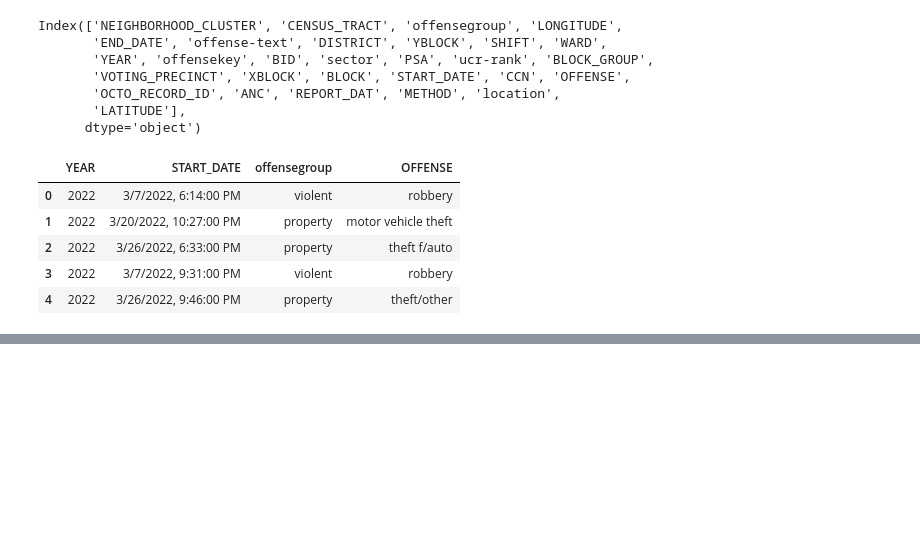
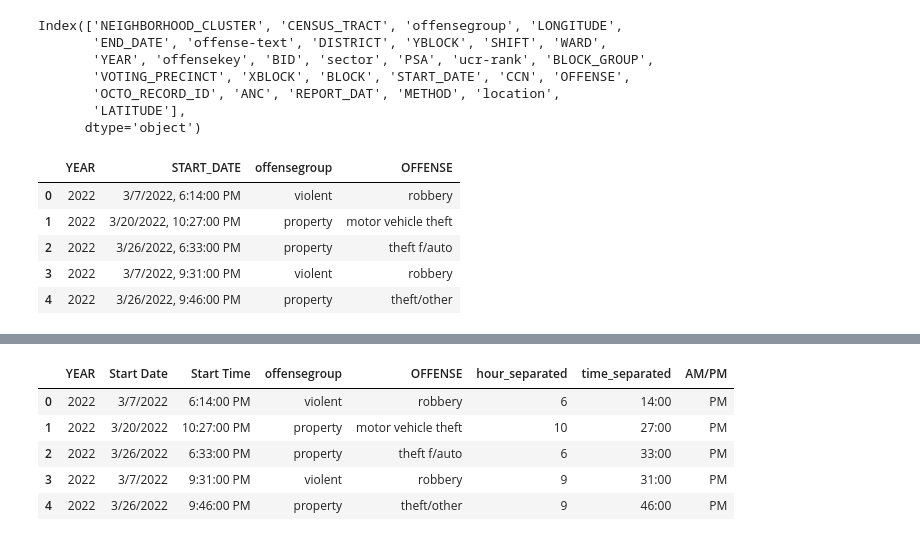
Before and after one commit to ysgorin/weather_crime, a Jupyter notebook: data_wrangling.ipynb, the cells around one changed output, grey strips where cells are left out. Cells and saved outputs as stored; diff of their text form; code cells hidden in the pictures; blank space fills up the shorter version.

```diff
--- a/data_wrangling.ipynb
+++ b/data_wrangling.ipynb
@@ -344,3 +344,9 @@ crime_df.head()
 | 2 | 2022 | 3/26/2022, 6:33:00 PM | property | theft f/auto |
 | 3 | 2022 | 3/7/2022, 9:31:00 PM | violent | robbery |
 | 4 | 2022 | 3/26/2022, 9:46:00 PM | property | theft/other |
+# %%
+# Split date and time into two columns
+crime_df[['Start Date', 'Start Time']] = crime_df['START_DATE'].str.split(', ', expand=True)
+# Drop original column and reorganize
+crime_df = crime_df[['YEAR', 'Start Date', 'Start Time', 'offensegroup', 'OFFENSE']]
+crime_df.head()
@@ -346,0 +360,5 @@ crime_df.head()
+# %%
+# To create 'Hour' column for use in weather data merge
+# 1. Separate hour from start time
+crime_df[['hour_separated', 'time_separated']] = crime_df['Start Time'].str.split(':', n=1, expand=True)
+crime_df.head()
@@ -346,0 +372,12 @@ crime_df.head()
+# %%
+# To create 'Hour' column for use in weather data merge
+# 2. Separate out AM/PM
+crime_df[['time_separated', 'AM/PM']] = crime_df['time_separated'].str.split(' ', expand=True)
+crime_df.head()
+# %% [output]
+|  | YEAR | Start Date | Start Time | offensegroup | OFFENSE | hour_separated | time_separated | AM/PM |
+| 0 | 2022 | 3/7/2022 | 6:14:00 PM | violent | robbery | 6 | 14:00 | PM |
+| 1 | 2022 | 3/20/2022 | 10:27:00 PM | property | motor vehicle theft | 10 | 27:00 | PM |
+| 2 | 2022 | 3/26/2022 | 6:33:00 PM | property | theft f/auto | 6 | 33:00 | PM |
+| 3 | 2022 | 3/7/2022 | 9:31:00 PM | violent | robbery | 9 | 31:00 | PM |
+| 4 | 2022 | 3/26/2022 | 9:46:00 PM | property | theft/other | 9 | 46:00 | PM |
```
Also changed, not shown: parts of 8 cells of this notebook.
